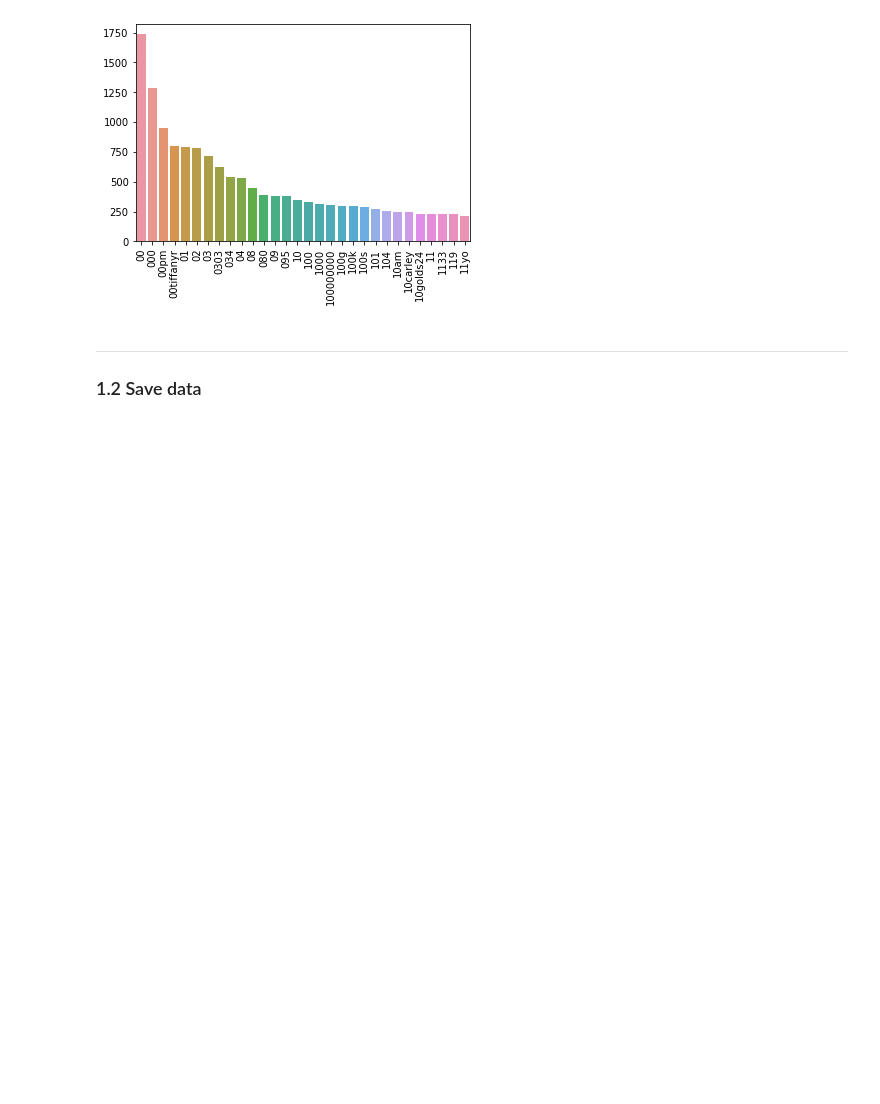
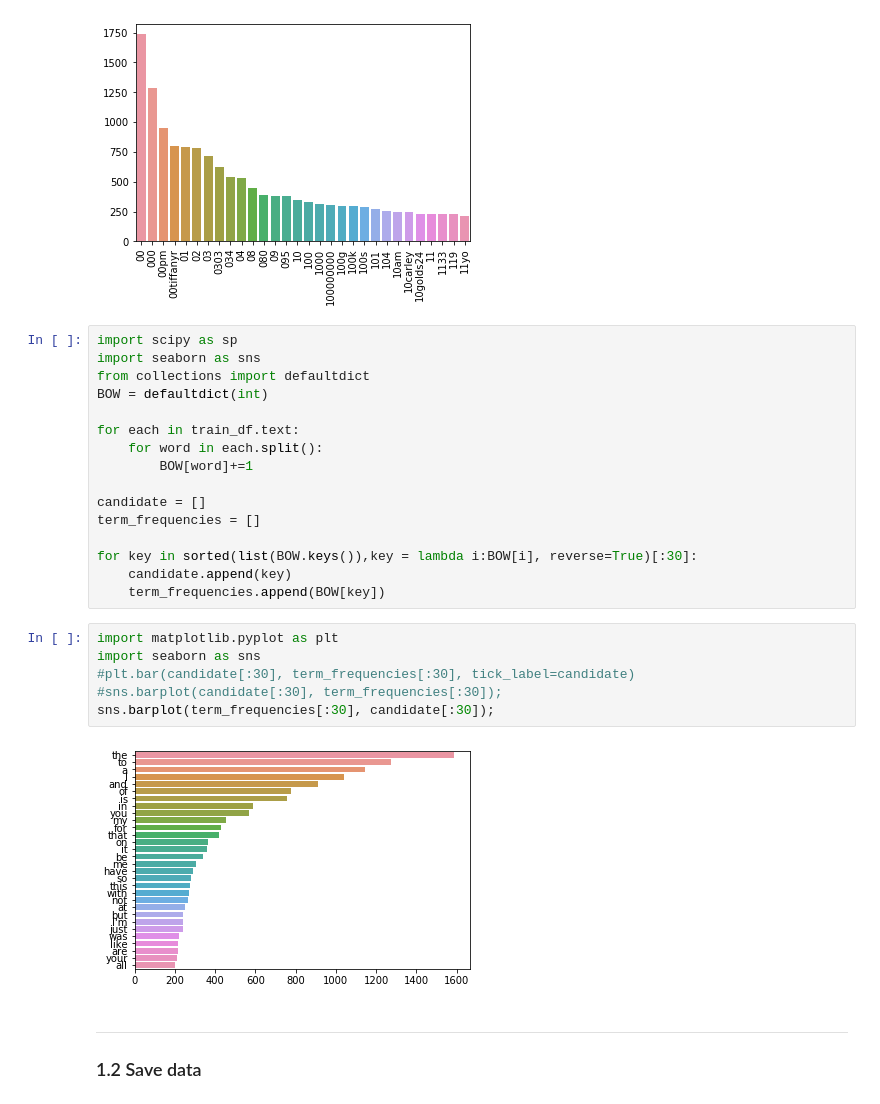
Before and after one commit to shuanyuu/DM2020-Lab2-Homework, a Jupyter notebook: DM2020-Lab2-Homework.ipynb, the cells around one changed output. Drawn from its saved outputs; the diff is of its cells as text; blank space fills up the shorter version.

```diff
--- a/DM2020-Lab2-Homework.ipynb
+++ b/DM2020-Lab2-Homework.ipynb
@@ -176,6 +176,30 @@ pic = sns.barplot(x=count_vect.get_feature_names()[:30],
 pic.set_xticklabels(count_vect.get_feature_names()[:300], rotation = 90);
 # %% [output]
 [figure]
+# %%
+import scipy as sp
+import seaborn as sns
+from collections import defaultdict
+BOW = defaultdict(int)
+
+for each in train_df.text:
+    for word in each.split():
+        BOW[word]+=1
+
+candidate = []
+term_frequencies = []
+
+for key in sorted(list(BOW.keys()),key = lambda i:BOW[i], reverse=True)[:30]:
+    candidate.append(key)
+    term_frequencies.append(BOW[key])
+# %%
+import matplotlib.pyplot as plt
+import seaborn as sns
+#plt.bar(candidate[:30], term_frequencies[:30], tick_label=candidate)
+#sns.barplot(candidate[:30], term_frequencies[:30]);
+sns.barplot(term_frequencies[:30], candidate[:30]);
+# %% [output]
+[figure, added]
 # %% [markdown]
 ---
 ### 1.2 Save data
```
Also changed, not shown: parts of 1 cell of this notebook.
